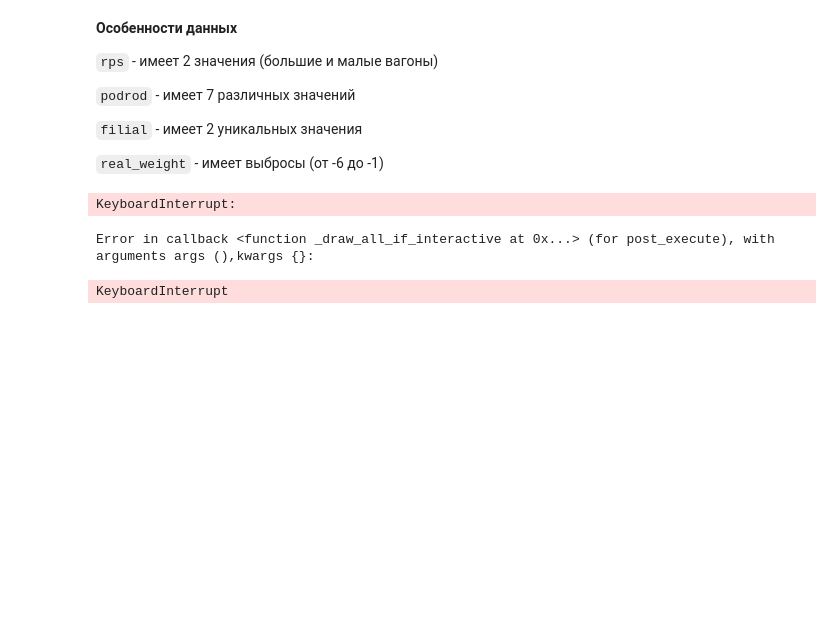
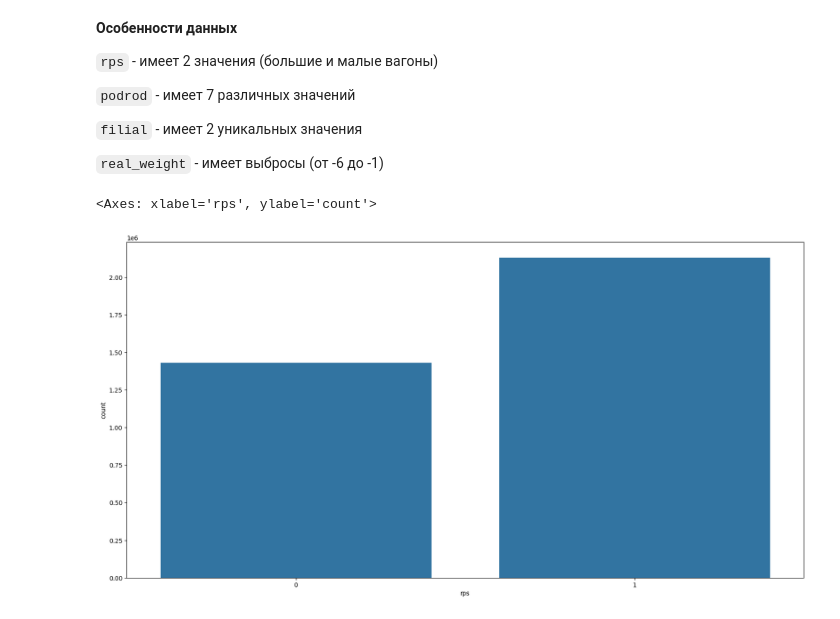
Before and after one commit to peragmat/datawagon, a Jupyter notebook: notebooks/EDA.ipynb, the cells around one changed output. Cells and saved outputs as stored; diff of their text form; code cells hidden in the pictures; blank space fills up the shorter version.

Commit message:
Add data grouping

```diff
--- a/notebooks/EDA.ipynb
+++ b/notebooks/EDA.ipynb
@@ -219,8 +219,7 @@ data.shape
 
 `real_weight` - имеет выбросы (от -6 до -1)
 # %%
-sns.barplot(data.rps)
+sns.barplot(data.rps.value_counts())
 # %% [output]
-KeyboardInterrupt:
+<Axes: xlabel='rps', ylabel='count'>
-Error in callback <function _draw_all_if_interactive at 0x...> (for post_execute), with arguments args (),kwargs {}:
-KeyboardInterrupt
+[figure, added]
```
Also changed, not shown: parts of 29 cells of this notebook.
